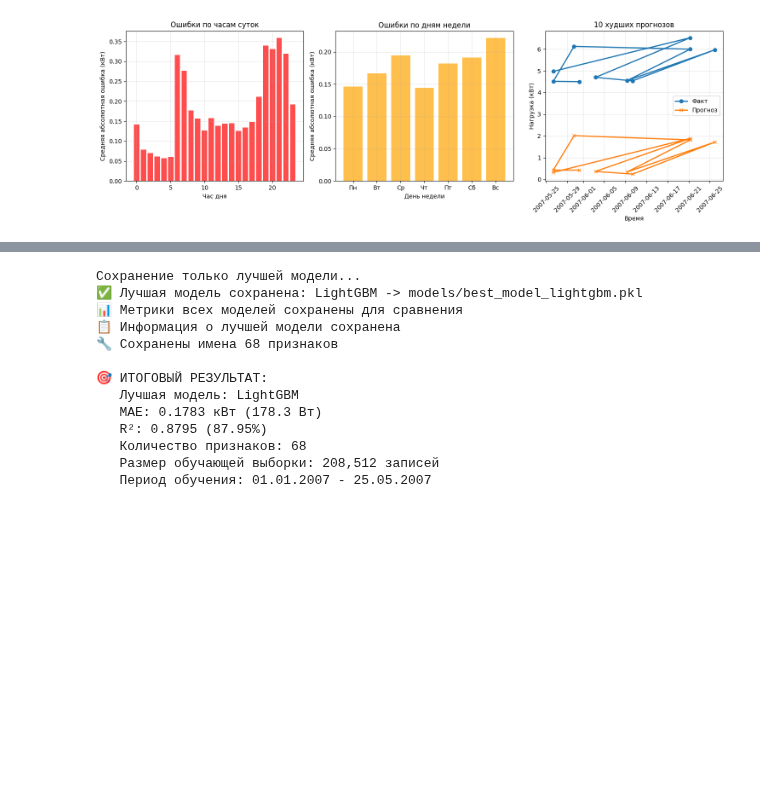
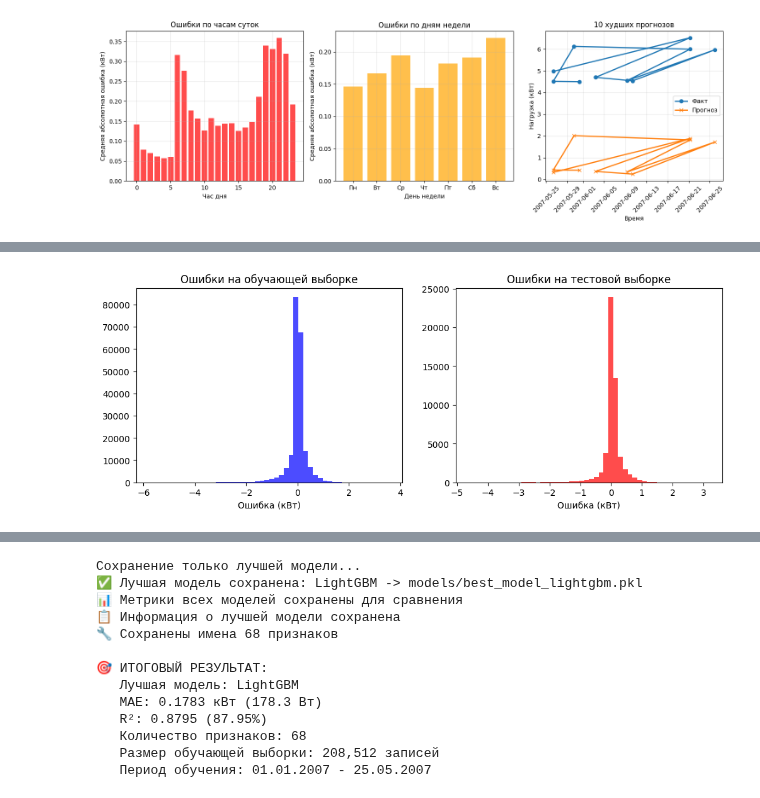
Before and after one commit to pogodaa/ML_cursovaya, a Jupyter notebook: model.ipynb, the cells around one changed output, grey strips where cells are left out. Cells and saved outputs as stored; diff of their text form; code cells hidden in the pictures; blank space fills up the shorter version.

```diff
--- a/model.ipynb
+++ b/model.ipynb
@@ -985,3 +1203,17 @@ hour
   Утренний пик: 4917 ошибок
   Ночное время: 6619 ошибок
 [figure]
+# %%
+# Добавь в model.ipynb после обучения:
+print("=== СРАВНЕНИЕ METRIK ===")
+for name, model in models.items():
+    train_pred = model.predict(X_train)
+    test_pred = model.predict(X_test)
+
+    train_mae = mean_absolute_error(y_train, train_pred)
+    test_mae = mean_absolute_error(y_test, test_pred)
+
+    print(f"{name}:")
+    print(f"  Train MAE: {train_mae:.4f} кВт")
+    print(f"  Test MAE:  {test_mae:.4f} кВт")
+    print(f"  Разница:   {abs(train_mae - test_mae):.4f} кВт")
@@ -987,0 +1234,19 @@ hour
+# %%
+# Визуализация ошибок
+plt.figure(figsize=(12, 4))
+
+plt.subplot(1, 2, 1)
+errors_train = train_pred - y_train
+plt.hist(errors_train, bins=50, alpha=0.7, label='Train', color='blue')
+plt.title('Ошибки на обучающей выборке')
+plt.xlabel('Ошибка (кВт)')
+
+plt.subplot(1, 2, 2)
+errors_test = test_pred - y_test
+plt.hist(errors_test, bins=50, alpha=0.7, label='Test', color='red')
+plt.title('Ошибки на тестовой выборке')
+plt.xlabel('Ошибка (кВт)')
+
+plt.show()
+# %% [output]
+[figure, added]
```
Also changed, not shown: parts of 15 cells of this notebook, 6 other files.
